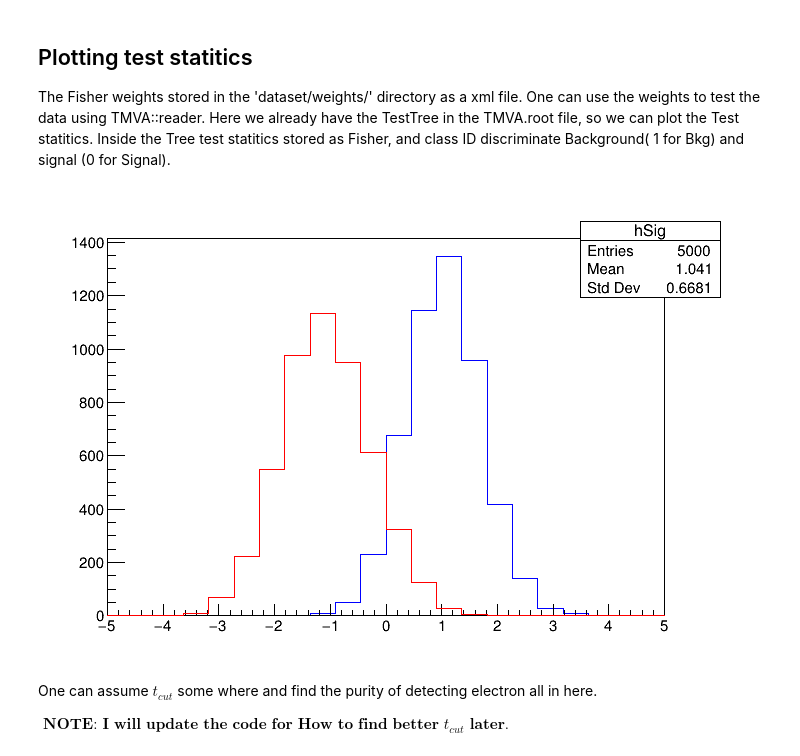
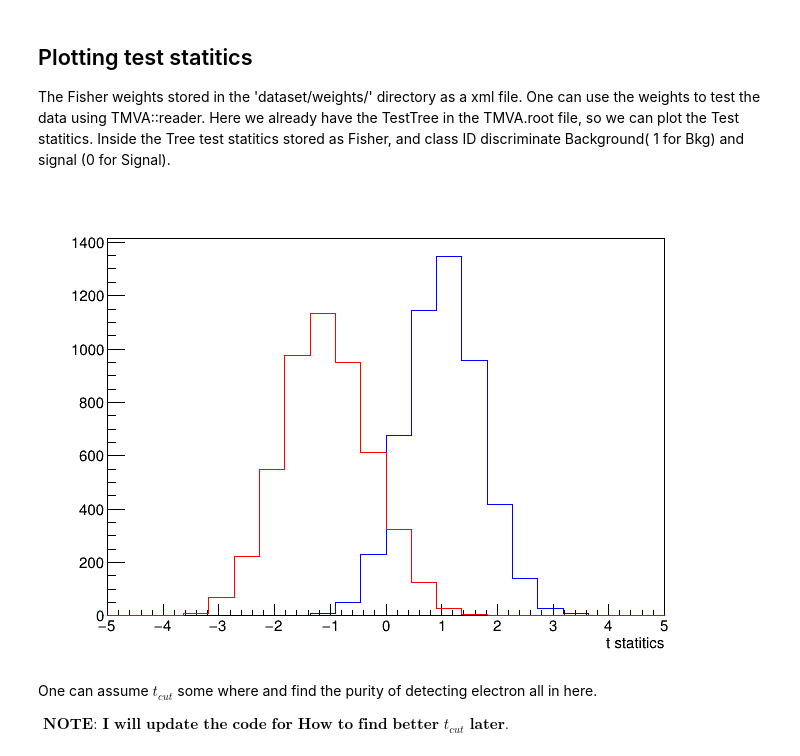
Before and after one commit to vmuralee/MLP, a Jupyter notebook: stat_tut/Creating_TestStatitics.ipynb, the cells around one changed output. Saved outputs shown, nothing was run; the diff lists cells and outputs as text; code cells hidden in the pictures.

```diff
--- a/stat_tut/Creating_TestStatitics.ipynb
+++ b/stat_tut/Creating_TestStatitics.ipynb
@@ -155,19 +154,21 @@ The Fisher weights stored in the 'dataset/weights/' directory as a xml file. One
 # %%
 mvafile = ROOT.TFile('TMVA.root')
 TestTree = mvafile.Get('/dataset/TestTree')
 
 cc = ROOT.TCanvas()
 hSig = ROOT.TH1D("hSig","",22,-5,5)
 hBkg = ROOT.TH1D("hBkg","",22,-5,5)
 hSig.SetLineColor(ROOT.kBlue)
 hBkg.SetLineColor(ROOT.kRed)
 TestTree.Draw("Fisher>>hSig","classID == 0")  # signal
 TestTree.Draw("Fisher>>hBkg","classID == 1")  # background
+hSig.GetXaxis().SetTitle('t statitics')
+hSig.SetStats(0)
 hSig.Draw()
 hBkg.Draw('same')
 cc.Draw()
 # %% [output]
-[figure, old version]
+[figure, new version]
 # %% [markdown]
 One can assume $t_{cut}$ some where and find the purity of detecting electron all in here.
 
```
Also changed, not shown: parts of 1 cell of this notebook.
